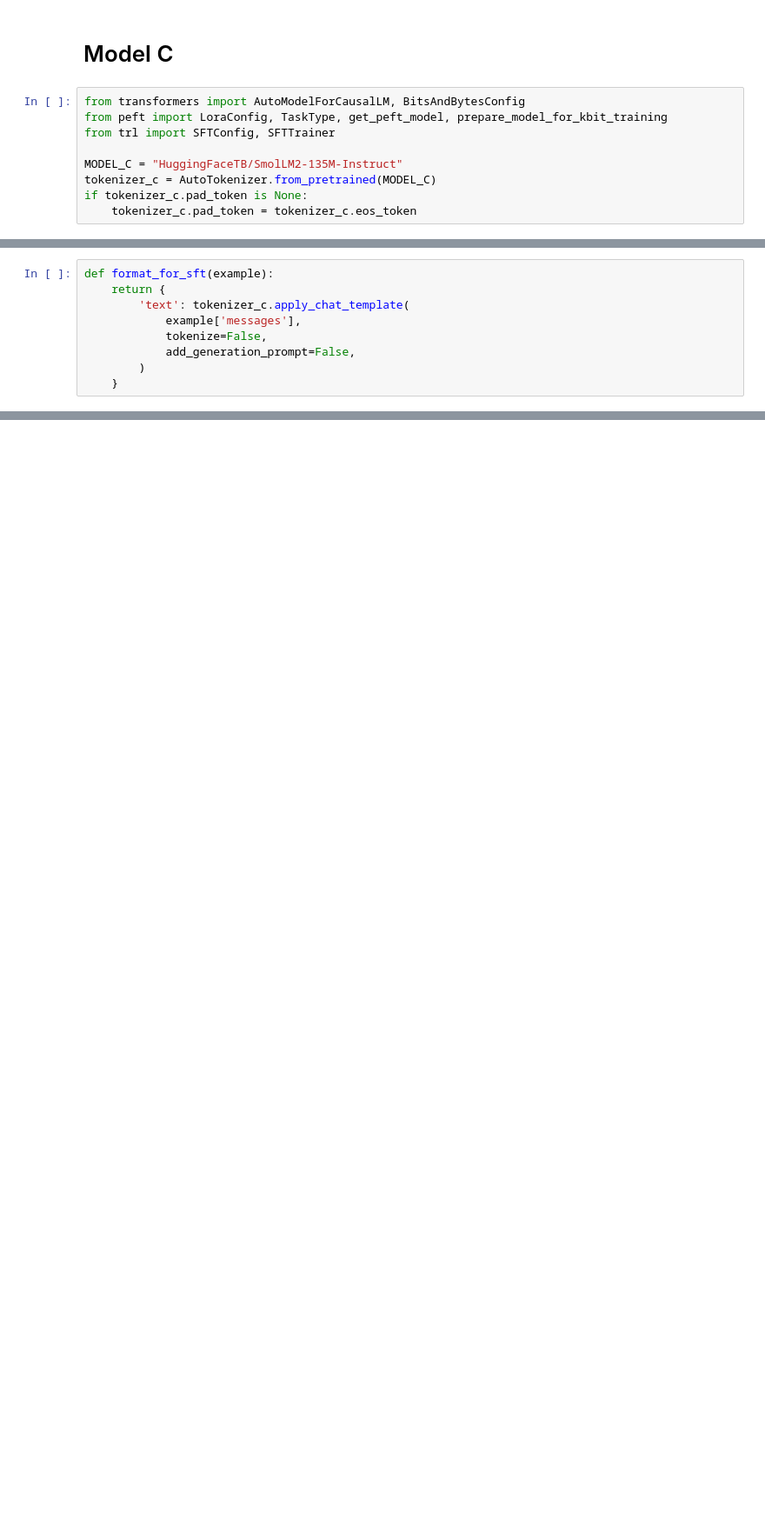
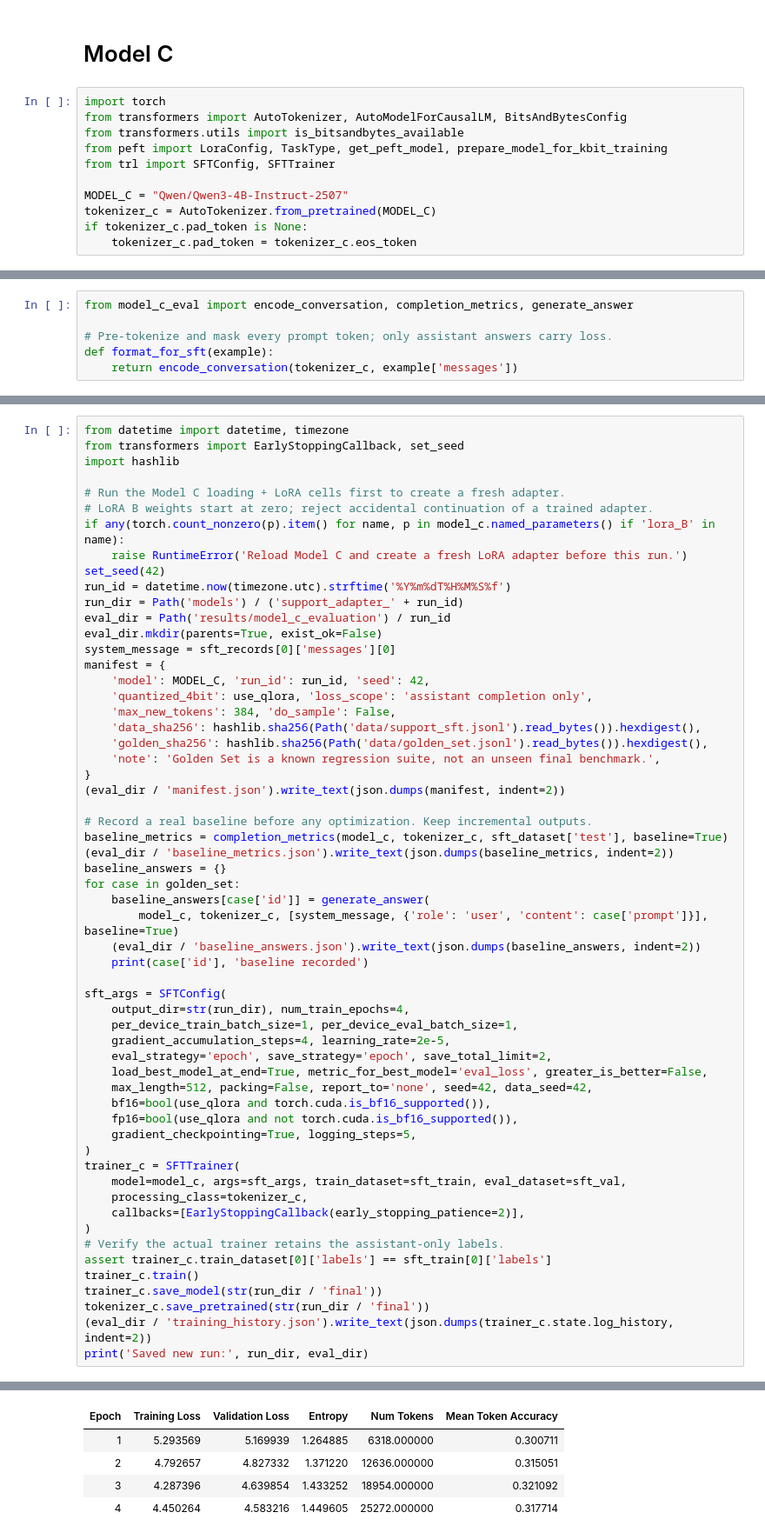
Before and after one commit to SalehAlomair/multi-agent-teq-support, a Jupyter notebook: testing.ipynb, the cells around one changed output, grey strips where cells are left out. Shown at 87% size. Drawn from its saved outputs; the diff is of its cells as text; blank space fills up the shorter version.

```diff
--- a/testing.ipynb
+++ b/testing.ipynb
@@ -806,11 +790,13 @@ models/intent_classifier/checkpoint-28
 # %% [markdown]
 # Model C
 # %%
-from transformers import AutoModelForCausalLM, BitsAndBytesConfig
+import torch
+from transformers import AutoTokenizer, AutoModelForCausalLM, BitsAndBytesConfig
+from transformers.utils import is_bitsandbytes_available
 from peft import LoraConfig, TaskType, get_peft_model, prepare_model_for_kbit_training
 from trl import SFTConfig, SFTTrainer
 
-MODEL_C = "HuggingFaceTB/SmolLM2-135M-Instruct"
+MODEL_C = "Qwen/Qwen3-4B-Instruct-2507"
 tokenizer_c = AutoTokenizer.from_pretrained(MODEL_C)
 if tokenizer_c.pad_token is None:
     tokenizer_c.pad_token = tokenizer_c.eos_token
@@ -849,10 +837,7 @@ trainable params: 460,800 || all params: 134,975,808 || trainable%: 0.3414
 # %%
+from model_c_eval import encode_conversation, completion_metrics, generate_answer
+
+# Pre-tokenize and mask every prompt token; only assistant answers carry loss.
 def format_for_sft(example):
-    return {
-        'text': tokenizer_c.apply_chat_template(
-            example['messages'],
-            tokenize=False,
-            add_generation_prompt=False,
-        )
-    }
+    return encode_conversation(tokenizer_c, example['messages'])
 # %%
@@ -859,0 +888,59 @@ sft_train = sft_dataset['train'].map(format_for_sft)
+# %%
+from datetime import datetime, timezone
+from transformers import EarlyStoppingCallback, set_seed
+import hashlib
+
+# Run the Model C loading + LoRA cells first to create a fresh adapter.
+# LoRA B weights start at zero; reject accidental continuation of a trained adapter.
+if any(torch.count_nonzero(p).item() for name, p in model_c.named_parameters() if 'lora_B' in name):
+    raise RuntimeError('Reload Model C and create a fresh LoRA adapter before this run.')
+set_seed(42)
+run_id = datetime.now(timezone.utc).strftime('%Y%m%dT%H%M%S%f')
+run_dir = Path('models') / ('support_adapter_' + run_id)
+eval_dir = Path('results/model_c_evaluation') / run_id
+eval_dir.mkdir(parents=True, exist_ok=False)
+system_message = sft_records[0]['messages'][0]
+manifest = {
+    'model': MODEL_C, 'run_id': run_id, 'seed': 42,
+    'quantized_4bit': use_qlora, 'loss_scope': 'assistant completion only',
+    'max_new_tokens': 384, 'do_sample': False,
+    'data_sha256': hashlib.sha256(Path('data/support_sft.jsonl').read_bytes()).hexdigest(),
+    'golden_sha256': hashlib.sha256(Path('data/golden_set.jsonl').read_bytes()).hexdigest(),
+    'note': 'Golden Set is a known regression suite, not an unseen final benchmark.',
+}
+(eval_dir / 'manifest.json').write_text(json.dumps(manifest, indent=2))
+
+# Record a real baseline before any optimization. Keep incremental outputs.
+baseline_metrics = completion_metrics(model_c, tokenizer_c, sft_dataset['test'], baseline=True)
+(eval_dir / 'baseline_metrics.json').write_text(json.dumps(baseline_metrics, indent=2))
+baseline_answers = {}
+for case in golden_set:
+    baseline_answers[case['id']] = generate_answer(
+        model_c, tokenizer_c, [system_message, {'role': 'user', 'content': case['prompt']}], baseline=True)
+    (eval_dir / 'baseline_answers.json').write_text(json.dumps(baseline_answers, indent=2))
+    print(case['id'], 'baseline recorded')
+
+sft_args = SFTConfig(
+    output_dir=str(run_dir), num_train_epochs=4,
+    per_device_train_batch_size=1, per_device_eval_batch_size=1,
+    gradient_accumulation_steps=4, learning_rate=2e-5,
+    eval_strategy='epoch', save_strategy='epoch', save_total_limit=2,
+    load_best_model_at_end=True, metric_for_best_model='eval_loss', greater_is_better=False,
+    max_length=512, packing=False, report_to='none', seed=42, data_seed=42,
+    bf16=bool(use_qlora and torch.cuda.is_bf16_supported()),
+    fp16=bool(use_qlora and not torch.cuda.is_bf16_supported()),
+    gradient_checkpointing=True, logging_steps=5,
+)
+trainer_c = SFTTrainer(
+    model=model_c, args=sft_args, train_dataset=sft_train, eval_dataset=sft_val,
+    processing_class=tokenizer_c,
+    callbacks=[EarlyStoppingCallback(early_stopping_patience=2)],
+)
+# Verify the actual trainer retains the assistant-only labels.
+assert trainer_c.train_dataset[0]['labels'] == sft_train[0]['labels']
+trainer_c.train()
+trainer_c.save_model(str(run_dir / 'final'))
+tokenizer_c.save_pretrained(str(run_dir / 'final'))
+(eval_dir / 'training_history.json').write_text(json.dumps(trainer_c.state.log_history, indent=2))
+print('Saved new run:', run_dir, eval_dir)
+# %% [output]
@@ -859,0 +959,5 @@ sft_train = sft_dataset['train'].map(format_for_sft)
+| Epoch | Training Loss | Validation Loss | Entropy | Num Tokens | Mean Token Accuracy |
+| 1 | 5.293569 | 5.169939 | 1.264885 | 6318.000000 | 0.300711 |
+| 2 | 4.792657 | 4.827332 | 1.371220 | 12636.000000 | 0.315051 |
+| 3 | 4.287396 | 4.639854 | 1.433252 | 18954.000000 | 0.321092 |
+| 4 | 4.450264 | 4.583216 | 1.449605 | 25272.000000 | 0.317714 |
```
Also changed, not shown: parts of 17 cells of this notebook, 12 other files.
